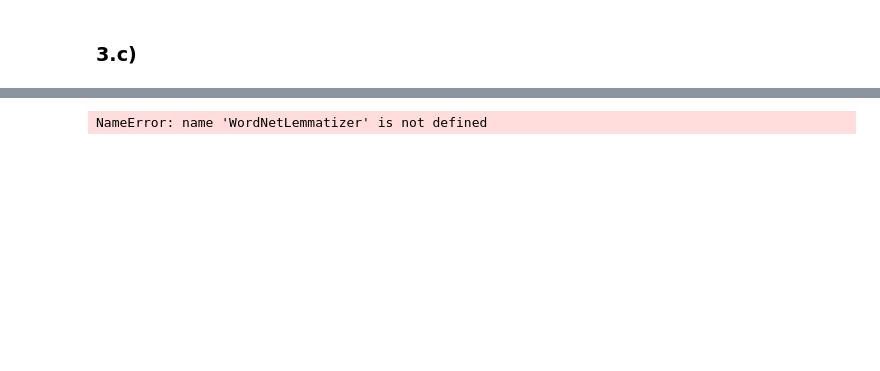
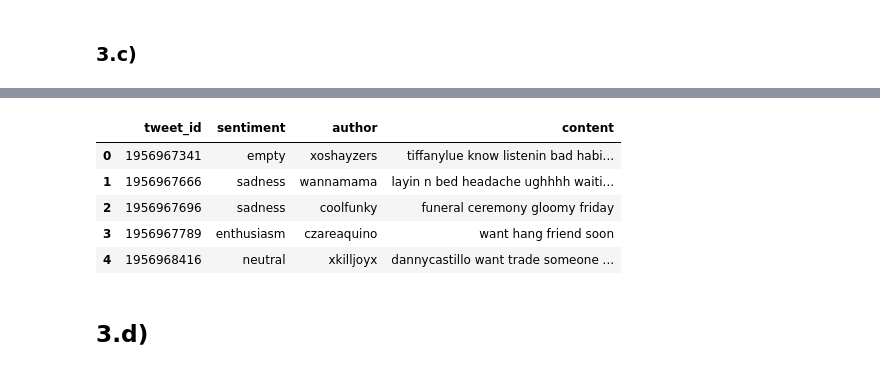
Before and after one commit to GabrielValenzuelaLorca/tarea2maquinas, a Jupyter notebook: Tarea 2.ipynb, the cells around one changed output, grey strips where cells are left out. Drawn from its saved outputs; the diff is of its cells as text; code cells hidden in the pictures; blank space fills up the shorter version.

```diff
--- a/Tarea 2.ipynb
+++ b/Tarea 2.ipynb
@@ -685,14 +700,16 @@ print(df_test.shape)
 # %%
 import string
 import nltk
+from nltk.stem import WordNetLemmatizer
+from nltk.corpus import stopwords
 
 pd.options.mode.chained_assignment = None
 
-nltk.download('wordnet')
-#nltk.download('stopwords')
+
+nltk.download('stopwords')
 
 def normalizar( df ):
-
+    nltk.download('wordnet')
     #definir lemmatizer
     lemmatizer = WordNetLemmatizer()
 
@@ -703,7 +720,7 @@ def normalizar( df ):
 
     #descargar y definir stop words
 
-    #stop = stopwords.words('english')
+    stop = stopwords.words('english')
 
     #minusculas
     df['content'] = df['content'].str.lower()
@@ -722,5 +739,6 @@ def normalizar( df ):
     return
 
 normalizar(df_train)
+normalizar(df_test)
 df_train.head()
 # %% [output]
@@ -730 +754,8 @@ df_train.head()
-NameError: name 'WordNetLemmatizer' is not defined
+|  | tweet_id | sentiment | author | content |
+| 0 | 1956967341 | empty | xoshayzers | tiffanylue know listenin bad habi... |
+| 1 | 1956967666 | sadness | wannamama | layin n bed headache ughhhh waiti... |
+| 2 | 1956967696 | sadness | coolfunky | funeral ceremony gloomy friday |
+| 3 | 1956967789 | enthusiasm | czareaquino | want hang friend soon |
+| 4 | 1956968416 | neutral | xkilljoyx | dannycastillo want trade someone ... |
+# %% [markdown]
+## 3.d)
```
Also changed, not shown: parts of 36 cells of this notebook.
